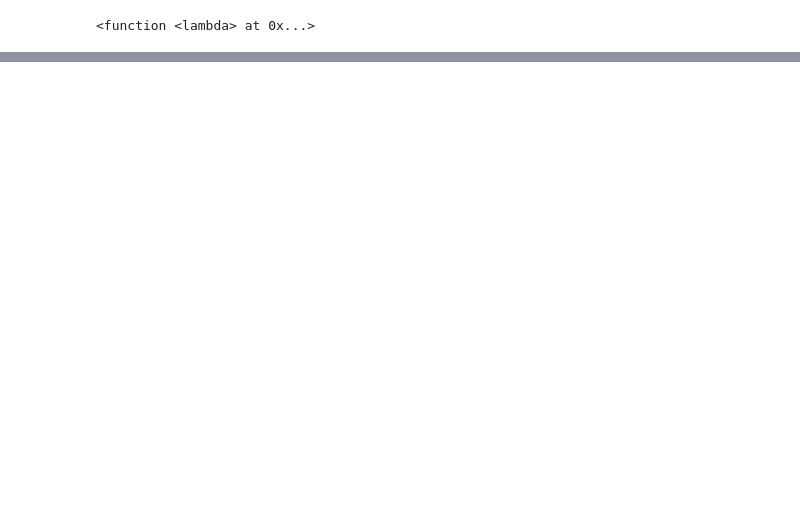
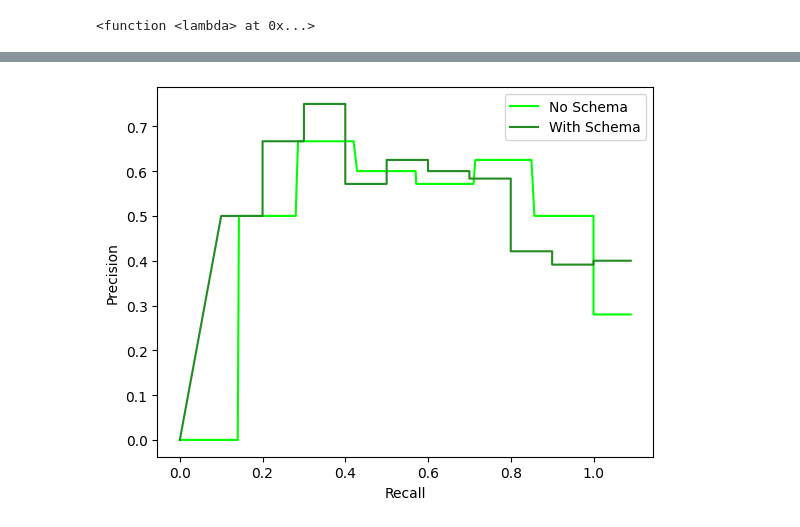
Before and after one commit to FabioMiguel2000/Pitchfork-Reviews-IR-System, a Jupyter notebook: solrData/studying/test.ipynb, the cells around one changed output, grey strips where cells are left out. Drawn from its saved outputs; the diff is of its cells as text; code cells hidden in the pictures; blank space fills up the shorter version.

```diff
--- a/solrData/studying/test.ipynb
+++ b/solrData/studying/test.ipynb
@@ -8,7 +8,7 @@ import requests
 import pandas as pd
 
 QUERY_URL_BASIC = 'http://localhost:8982/solr/reviews/select?fl=score%20*&fq=rating_score%3A%20%5B8.0%20TO%2010.0%5D&indent=true&q.op=OR&q=genre%3Ajazz%5E2%0Areview_content%3Acalm%0Areview_content%3Aquiet%0Areview_content%3Aambient%0Areview_content%3Arelaxing%0Areview_content%3A%22classical%20music%22%5E2%0A!review_content%3A%22violent%22&rows=25'
-QUERY_URL_ADVANCED = 'http://localhost:8984/solr/reviews/select?fl=score%20*&fq=rating_score%3A%20%5B8.0%20TO%2010.0%5D&indent=true&q.op=OR&q=genre%3Ajazz%5E2%0Areview_content%3Acalm%0Areview_content%3Aquiet%0Areview_content%3Aambient%0Areview_content%3Arelaxing%0Areview_content%3A%22classical%20music%22%5E2%0A!review_content%3A%22violent%22&rows=25'
+QUERY_URL_ADVANCED = 'http://localhost:8983/solr/reviews/select?fl=score%20*&fq=rating_score%3A%20%5B8.0%20TO%2010.0%5D&indent=true&q.op=OR&q=genre%3Ajazz%5E2%0Areview_content%3Acalm%0Areview_content%3Aquiet%0Areview_content%3Aambient%0Areview_content%3Arelaxing%0Areview_content%3A%22classical%20music%22%5E2%0A!review_content%3A%22violent%22&rows=25'
 
 QRELS_FILE_BASIC = f'qrels1_basic.txt'
 QRELS_FILE_ADVANCED = f'qrels1_advanced.txt'
@@ -16,8 +16,10 @@ QRELS_FILE_ADVANCED = f'qrels1_advanced.txt'
 relevant_basic = list(map(lambda el: [int(el.strip())], open(QRELS_FILE_BASIC).readlines()))
 results_basic = requests.get(QUERY_URL_BASIC).json()['response']['docs']
 
-relevant_advanced = list(map(lambda el: [int(el.strip())], open(QRELS_FILE_ADVANCED).readlines()))
+relevant_advanced = list(map(lambda el: el.strip(), open(QRELS_FILE_ADVANCED).readlines()))
 results_advanced = requests.get(QUERY_URL_ADVANCED).json()['response']['docs']
+
+# results_advanced[0]['reviewid']
 # %%
 metrics = {}
 metric = lambda f: metrics.setdefault(f.__name__, f)
@@ -114,3 +159,20 @@ recall_values_basic_advanced = [
+# %%
+precision_values_advanced = [
+    len([
+        doc
+        for doc in results_advanced[:idx]
+        if doc['reviewid'] in relevant_advanced
+    ]) / idx
+    for idx, _ in enumerate(results_advanced, start=1)
+]
+
+recall_values_advanced = [
+    len([
+        doc for doc in results_advanced[:idx]
+        if doc['reviewid'] in relevant_advanced
+    ]) / len(relevant_advanced)
+    for idx, _ in enumerate(results_advanced, start=1)
+]
 # %%
 precision_recall_match_basic = {k: v for k,v in zip(recall_values_basic, precision_values_basic)}
 precision_recall_match_advanced = {k: v for k,v in zip(recall_values_advanced, precision_values_advanced)}
@@ -141,3 +317,15 @@ disp_advanced = PrecisionRecallDisplay([precision_recall_match_advanced.get(r) f
+# %%
+plt.plot( recall_values_basic, [precision_recall_match_basic.get(r) for r in recall_values_basic],label="No Schema", color='lime')
+plt.plot( recall_values_advanced, [precision_recall_match_advanced.get(r) for r in recall_values_advanced],label="With Schema", color = 'forestgreen')
+
+plt.xlabel("Recall")
+plt.ylabel("Precision")
+
+plt.legend()
+
+plt.savefig('BoringplotTogether.png')
+# %% [output]
+[figure, added]
 # %%
 auc_precision_recall_basic = auc(disp.recall_basic,disp.precision_basic)
 auc_precision_recall_advanced = auc(disp.recall_advanced,disp.precision_advanced)
```
Also changed, not shown: parts of 10 cells of this notebook, 12 other files.
